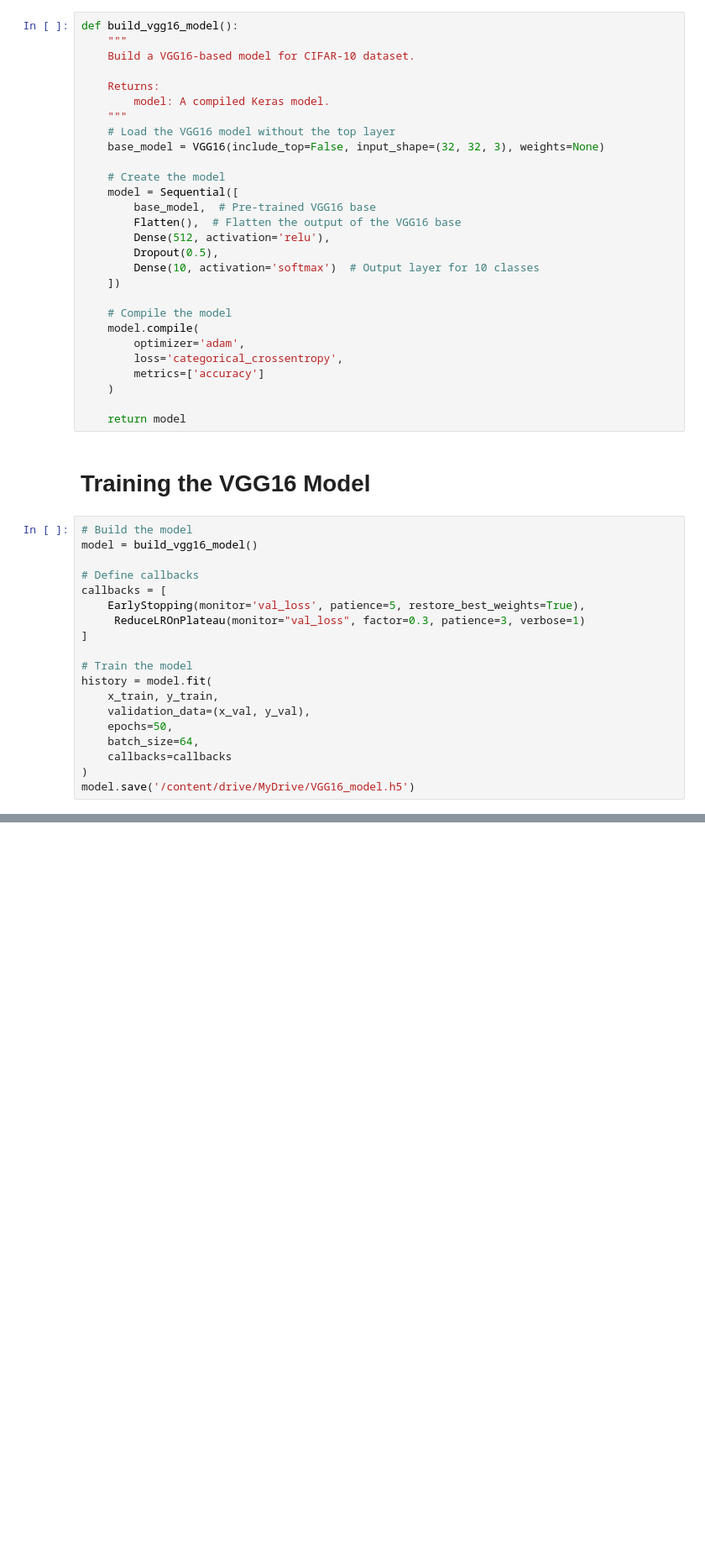
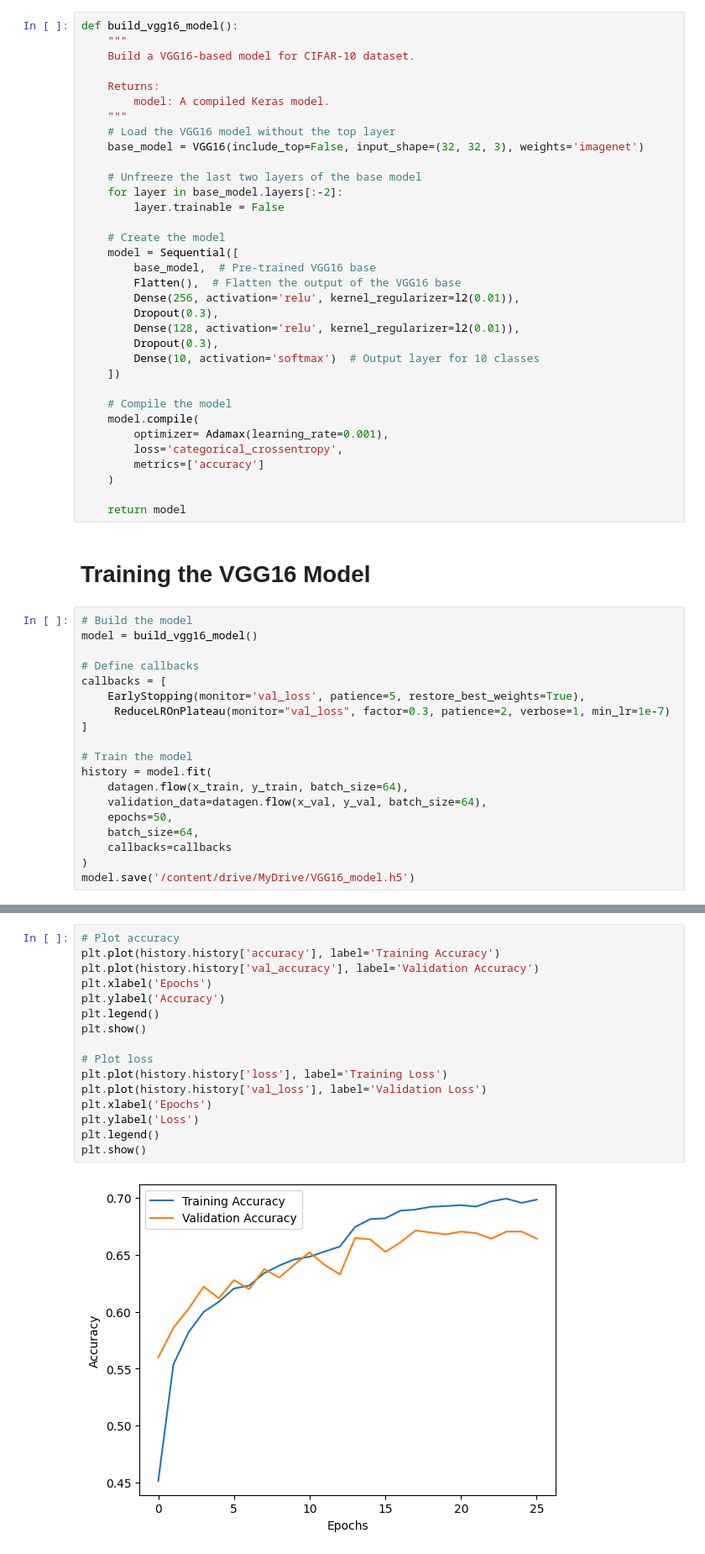
Before and after one commit to Atta-UR/Image_Classification_on_Cifar10_Dataset, a Jupyter notebook: Image_Classification_Using_Cifar10_Dataset.ipynb, the cells around one changed output, grey strips where cells are left out. Shown at 84% size. Saved outputs shown, nothing was run; the diff lists cells and outputs as text; blank space fills up the shorter version.

```diff
--- a/Image_Classification_Using_Cifar10_Dataset.ipynb
+++ b/Image_Classification_Using_Cifar10_Dataset.ipynb
@@ -333,20 +399,26 @@ def build_vgg16_model():
         model: A compiled Keras model.
     """
     # Load the VGG16 model without the top layer
-    base_model = VGG16(include_top=False, input_shape=(32, 32, 3), weights=None)
+    base_model = VGG16(include_top=False, input_shape=(32, 32, 3), weights='imagenet')
+
+    # Unfreeze the last two layers of the base model
+    for layer in base_model.layers[:-2]:
+        layer.trainable = False
 
     # Create the model
     model = Sequential([
         base_model,  # Pre-trained VGG16 base
         Flatten(),  # Flatten the output of the VGG16 base
-        Dense(512, activation='relu'),
-        Dropout(0.5),
+        Dense(256, activation='relu', kernel_regularizer=l2(0.01)),
+        Dropout(0.3),
+        Dense(128, activation='relu', kernel_regularizer=l2(0.01)),
+        Dropout(0.3),
         Dense(10, activation='softmax')  # Output layer for 10 classes
     ])
 
     # Compile the model
     model.compile(
-        optimizer='adam',
+        optimizer= Adamax(learning_rate=0.001),
         loss='categorical_crossentropy',
         metrics=['accuracy']
     )
@@ -361,13 +433,13 @@ model = build_vgg16_model()
 # Define callbacks
 callbacks = [
     EarlyStopping(monitor='val_loss', patience=5, restore_best_weights=True),
-     ReduceLROnPlateau(monitor="val_loss", factor=0.3, patience=3, verbose=1)
+     ReduceLROnPlateau(monitor="val_loss", factor=0.3, patience=2, verbose=1, min_lr=1e-7)
 ]
 
 # Train the model
 history = model.fit(
-    x_train, y_train,
-    validation_data=(x_val, y_val),
+    datagen.flow(x_train, y_train, batch_size=64),
+    validation_data=datagen.flow(x_val, y_val, batch_size=64),
     epochs=50,
     batch_size=64,
     callbacks=callbacks
@@ -377,0 +467,18 @@ ValueError: The filepath provided must end in `.keras` (Keras model format). Rec
+# %%
+# Plot accuracy
+plt.plot(history.history['accuracy'], label='Training Accuracy')
+plt.plot(history.history['val_accuracy'], label='Validation Accuracy')
+plt.xlabel('Epochs')
+plt.ylabel('Accuracy')
+plt.legend()
+plt.show()
+
+# Plot loss
+plt.plot(history.history['loss'], label='Training Loss')
+plt.plot(history.history['val_loss'], label='Validation Loss')
+plt.xlabel('Epochs')
+plt.ylabel('Loss')
+plt.legend()
+plt.show()
+# %% [output]
+[figure, added]
```
Also changed, not shown: parts of 20 cells of this notebook.
